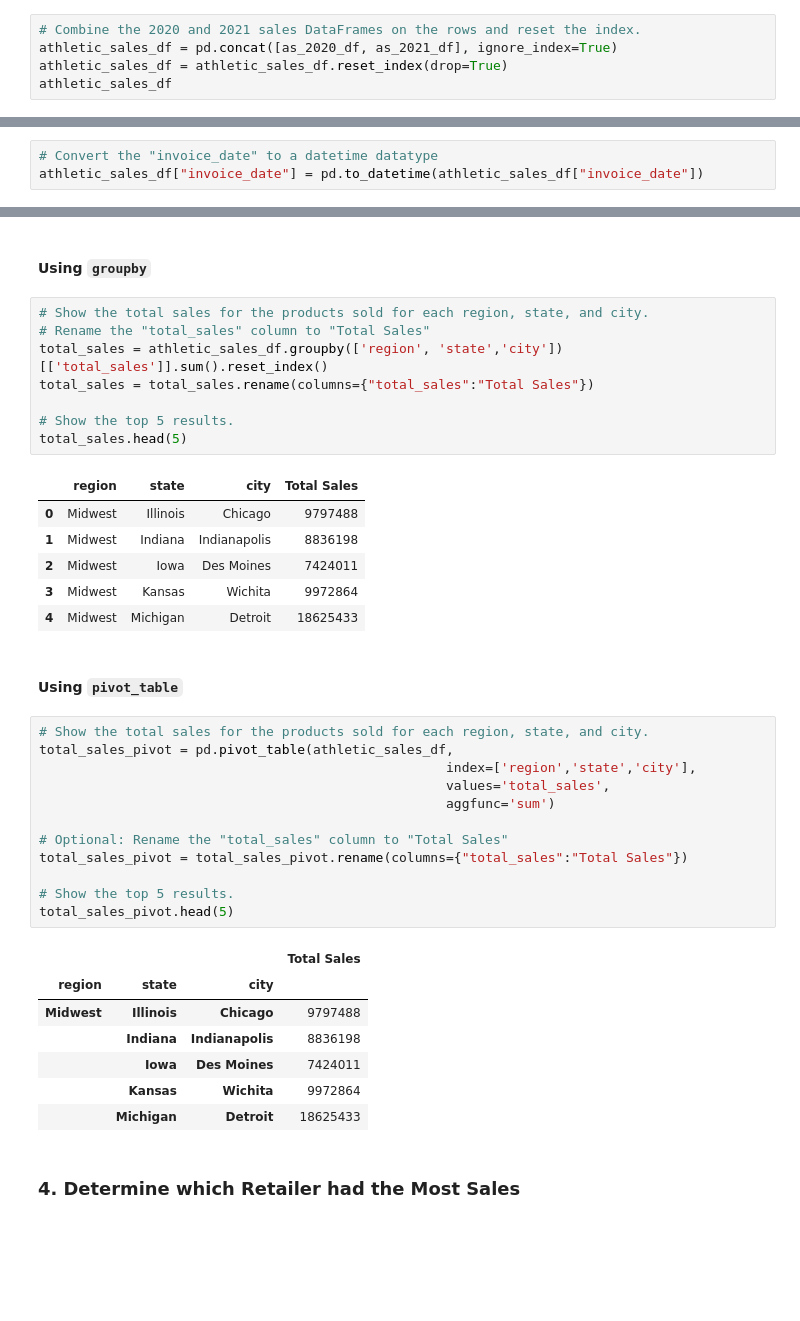
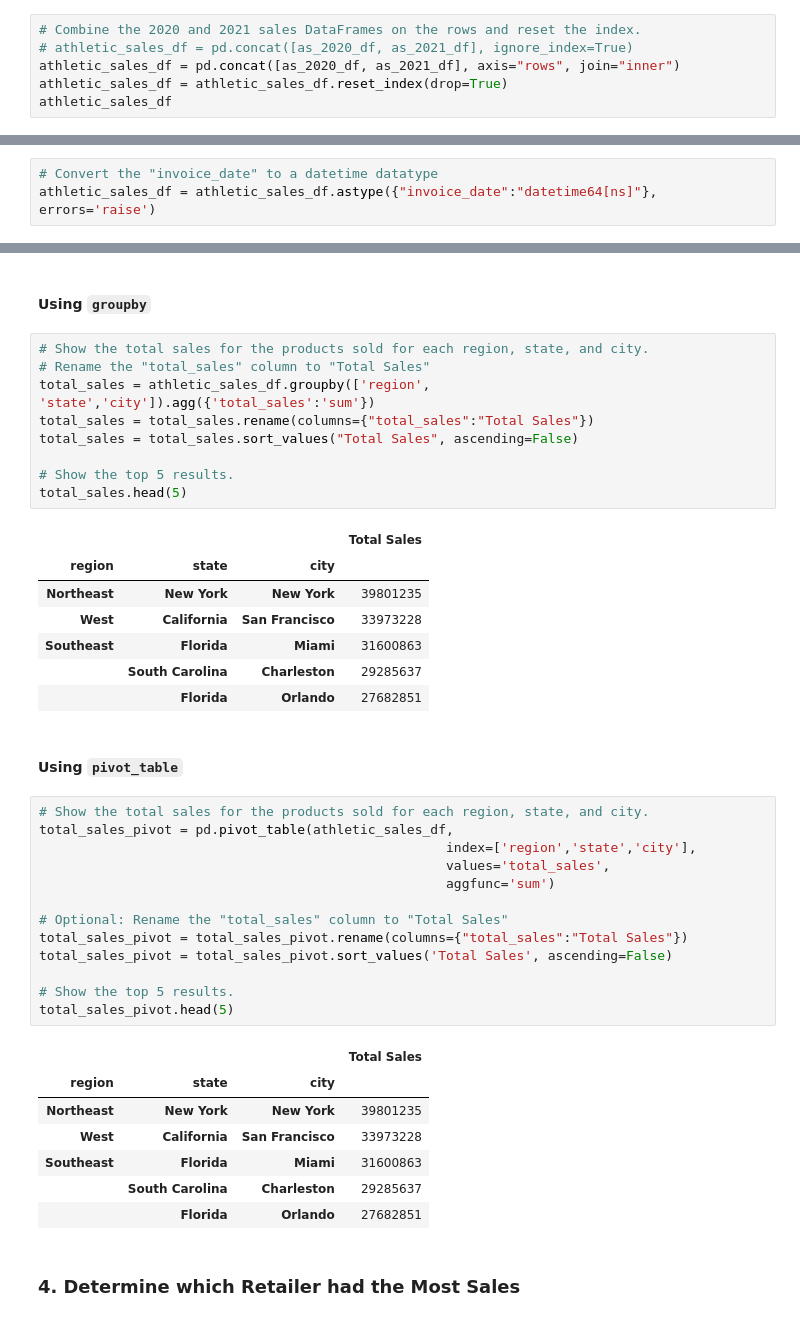
Before and after one commit to jd-sterren/athletic_sales_analysis, a Jupyter notebook: athletic_sales_analysis_starter_code.ipynb, the cells around one changed output, grey strips where cells are left out. Saved outputs shown, nothing was run; the diff lists cells and outputs as text; blank space fills up the shorter version.

```diff
--- a/athletic_sales_analysis_starter_code.ipynb
+++ b/athletic_sales_analysis_starter_code.ipynb
@@ -68,7 +68,8 @@ dtype: object
 #### Combine the sales data by rows.
 # %%
 # Combine the 2020 and 2021 sales DataFrames on the rows and reset the index.
-athletic_sales_df = pd.concat([as_2020_df, as_2021_df], ignore_index=True)
+# athletic_sales_df = pd.concat([as_2020_df, as_2021_df], ignore_index=True)
+athletic_sales_df = pd.concat([as_2020_df, as_2021_df], axis="rows", join="inner")
 athletic_sales_df = athletic_sales_df.reset_index(drop=True)
 athletic_sales_df
 # %% [output]
@@ -127,7 +128,7 @@ sales_method         object
 dtype: object
 # %%
 # Convert the "invoice_date" to a datetime datatype
-athletic_sales_df["invoice_date"] = pd.to_datetime(athletic_sales_df["invoice_date"])
+athletic_sales_df = athletic_sales_df.astype({"invoice_date":"datetime64[ns]"}, errors='raise')
 # %%
 # Confirm that the "invoice_date" data type has been changed.
 athletic_sales_df.dtypes
@@ -194,18 +197,20 @@ products_sold_pivot.head(5)
 # %%
 # Show the total sales for the products sold for each region, state, and city.
 # Rename the "total_sales" column to "Total Sales"
-total_sales = athletic_sales_df.groupby(['region', 'state','city'])[['total_sales']].sum().reset_index()
+total_sales = athletic_sales_df.groupby(['region', 'state','city']).agg({'total_sales':'sum'})
 total_sales = total_sales.rename(columns={"total_sales":"Total Sales"})
+total_sales = total_sales.sort_values("Total Sales", ascending=False)
 
 # Show the top 5 results.
 total_sales.head(5)
 # %% [output]
-|  | region | state | city | Total Sales |
-| 0 | Midwest | Illinois | Chicago | 9797488 |
-| 1 | Midwest | Indiana | Indianapolis | 8836198 |
-| 2 | Midwest | Iowa | Des Moines | 7424011 |
-| 3 | Midwest | Kansas | Wichita | 9972864 |
-| 4 | Midwest | Michigan | Detroit | 18625433 |
+|  |  |  | Total Sales |
+| region | state | city |  |
+| Northeast | New York | New York | 39801235 |
+| West | California | San Francisco | 33973228 |
+| Southeast | Florida | Miami | 31600863 |
+|  | South Carolina | Charleston | 29285637 |
+|  | Florida | Orlando | 27682851 |
 # %% [markdown]
 #### Using `pivot_table`
 # %%
@@ -217,17 +222,18 @@ total_sales_pivot = pd.pivot_table(athletic_sales_df,
 
 # Optional: Rename the "total_sales" column to "Total Sales"
 total_sales_pivot = total_sales_pivot.rename(columns={"total_sales":"Total Sales"})
+total_sales_pivot = total_sales_pivot.sort_values('Total Sales', ascending=False)
 
 # Show the top 5 results.
 total_sales_pivot.head(5)
 # %% [output]
 |  |  |  | Total Sales |
 | region | state | city |  |
-| Midwest | Illinois | Chicago | 9797488 |
-|  | Indiana | Indianapolis | 8836198 |
-|  | Iowa | Des Moines | 7424011 |
-|  | Kansas | Wichita | 9972864 |
-|  | Michigan | Detroit | 18625433 |
+| Northeast | New York | New York | 39801235 |
+| West | California | San Francisco | 33973228 |
+| Southeast | Florida | Miami | 31600863 |
+|  | South Carolina | Charleston | 29285637 |
+|  | Florida | Orlando | 27682851 |
 # %% [markdown]
 ### 4. Determine which Retailer had the Most Sales
 # %% [markdown]
```
Also changed, not shown: parts of 10 cells of this notebook, 1 other file.
